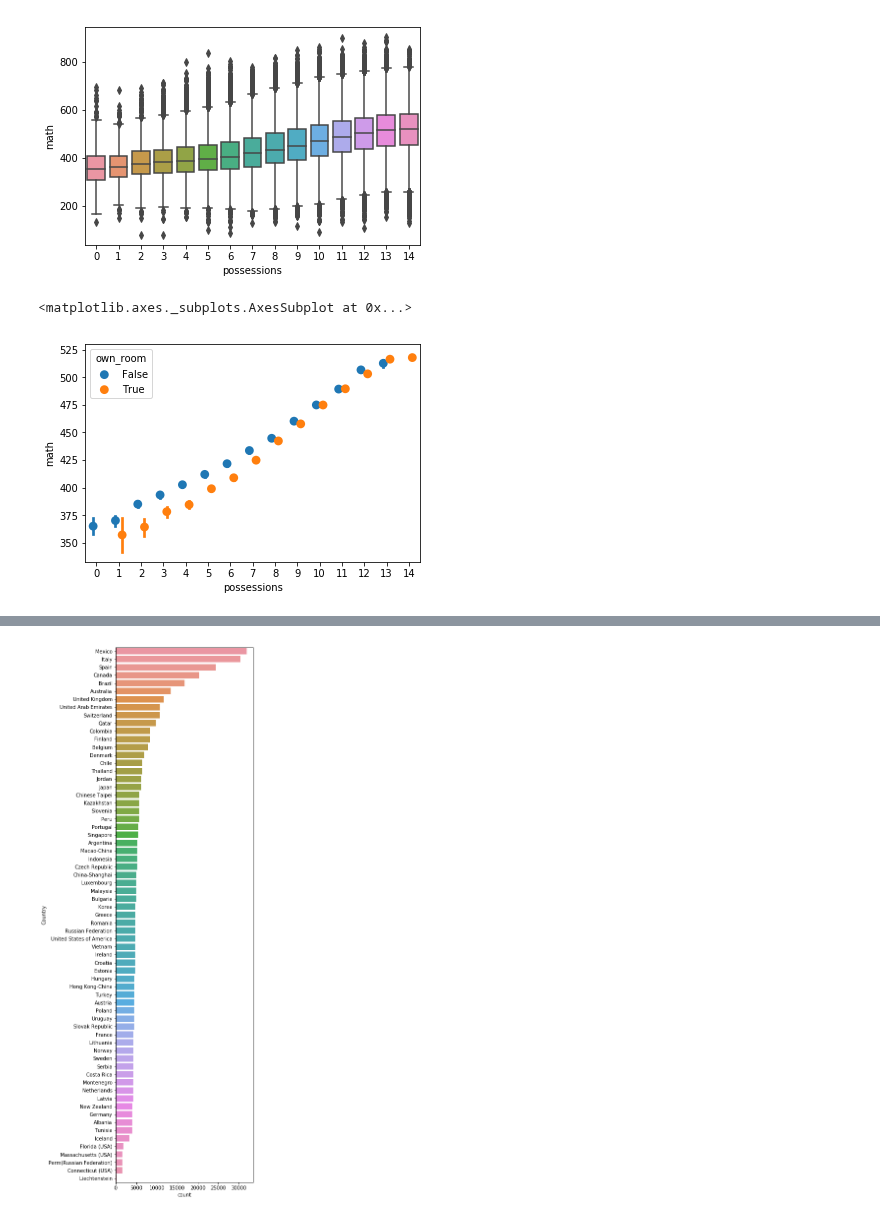
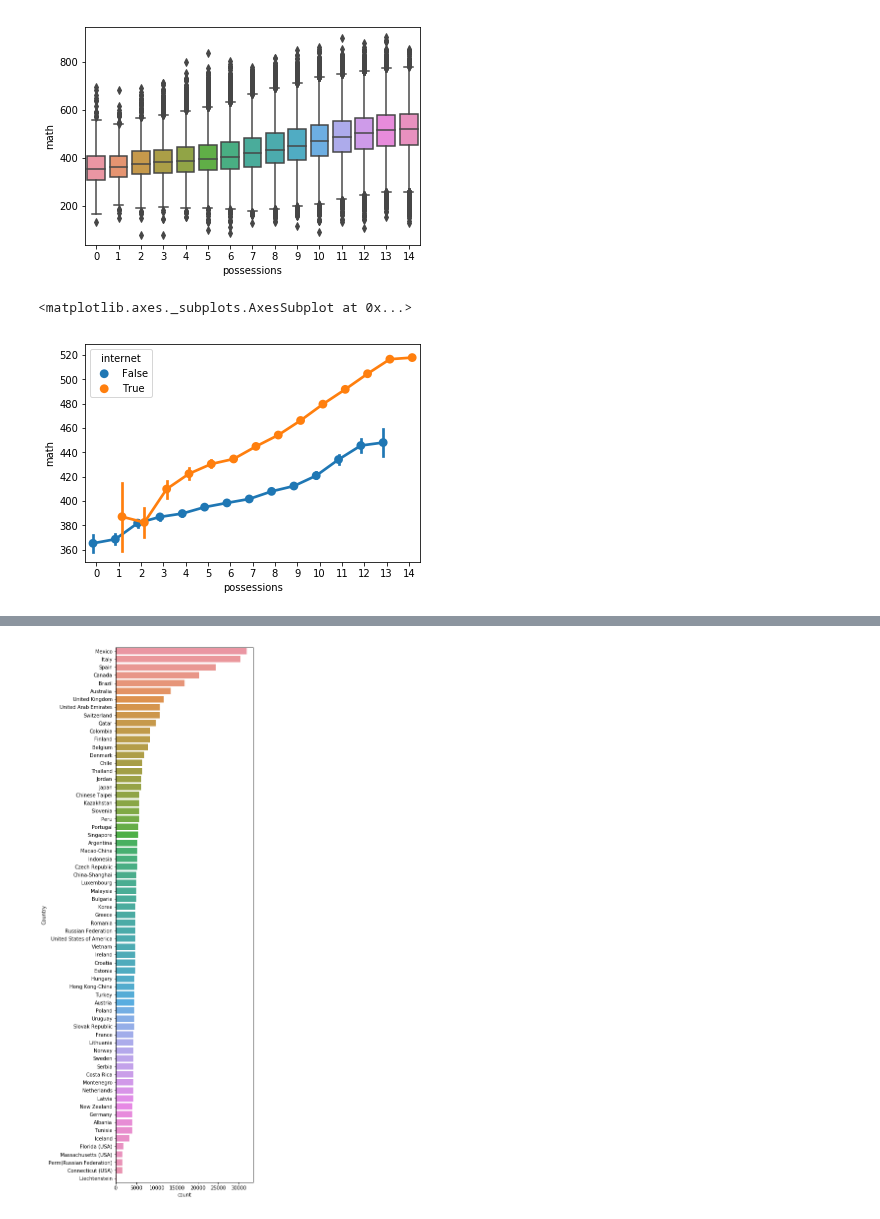
Before and after one commit to Steve-Choi/DAND, a Jupyter notebook: Communicate-Data-Findings/Communicate-Data-Findings.ipynb, the cells around one changed output, grey strips where cells are left out. Cells and saved outputs as stored; diff of their text form; code cells hidden in the pictures.

Commit message:
Added more bivariate visualizations

```diff
--- a/Communicate-Data-Findings/Communicate-Data-Findings.ipynb
+++ b/Communicate-Data-Findings/Communicate-Data-Findings.ipynb
@@ -370,8 +395,8 @@ sns.boxplot(data = df, x="possessions", y="math")
 <matplotlib.axes._subplots.AxesSubplot at 0x...>
 [figure]
 # %%
-sns.pointplot(data=df, x='possessions', y='math', hue='own_room', dodge = 0.3, linestyles = "")
+sns.pointplot(data=df, x='possessions', y='math', hue='internet', dodge = 0.3, linestyles = "-")
 # %% [output]
 <matplotlib.axes._subplots.AxesSubplot at 0x...>
-[figure, old version]
+[figure, new version]
 # %%
```
Also changed, not shown: parts of 3 cells of this notebook.
